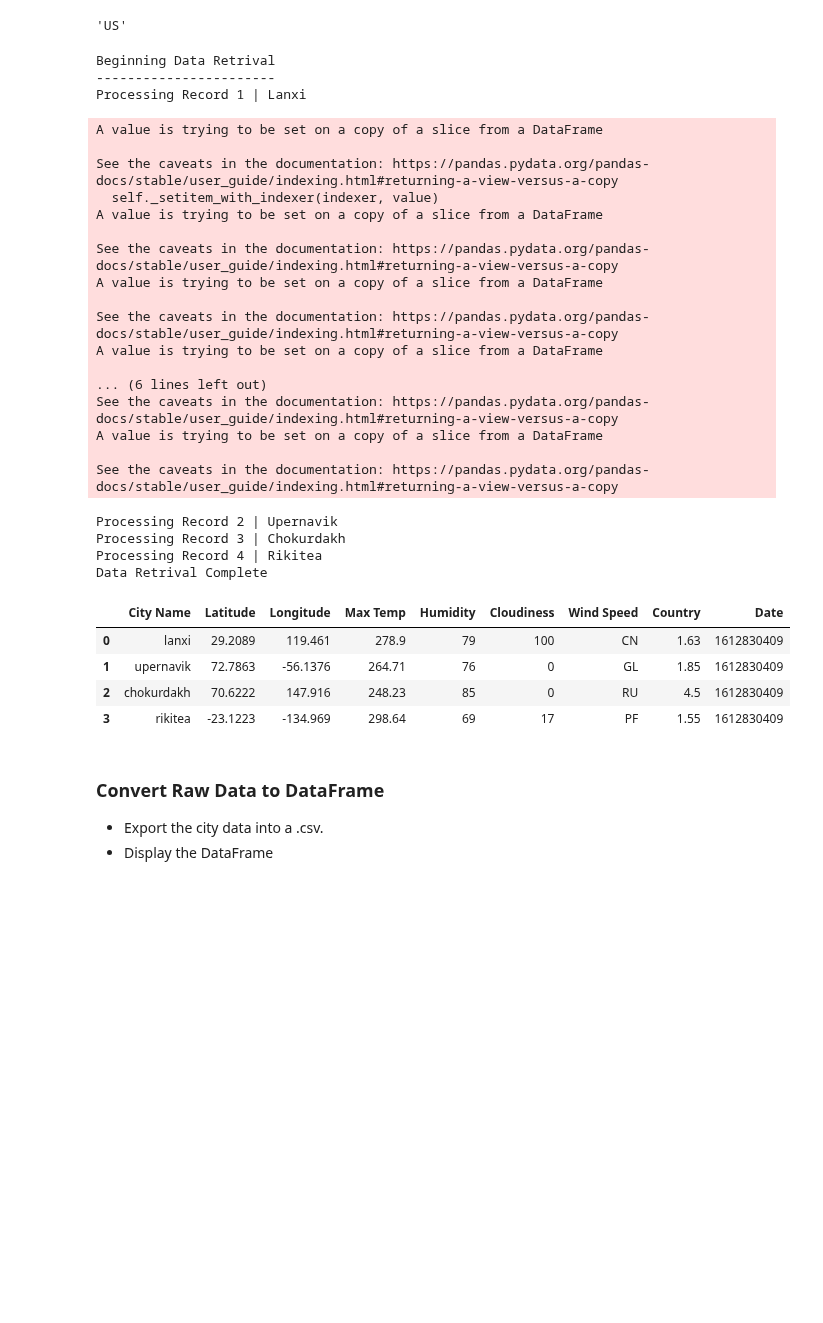
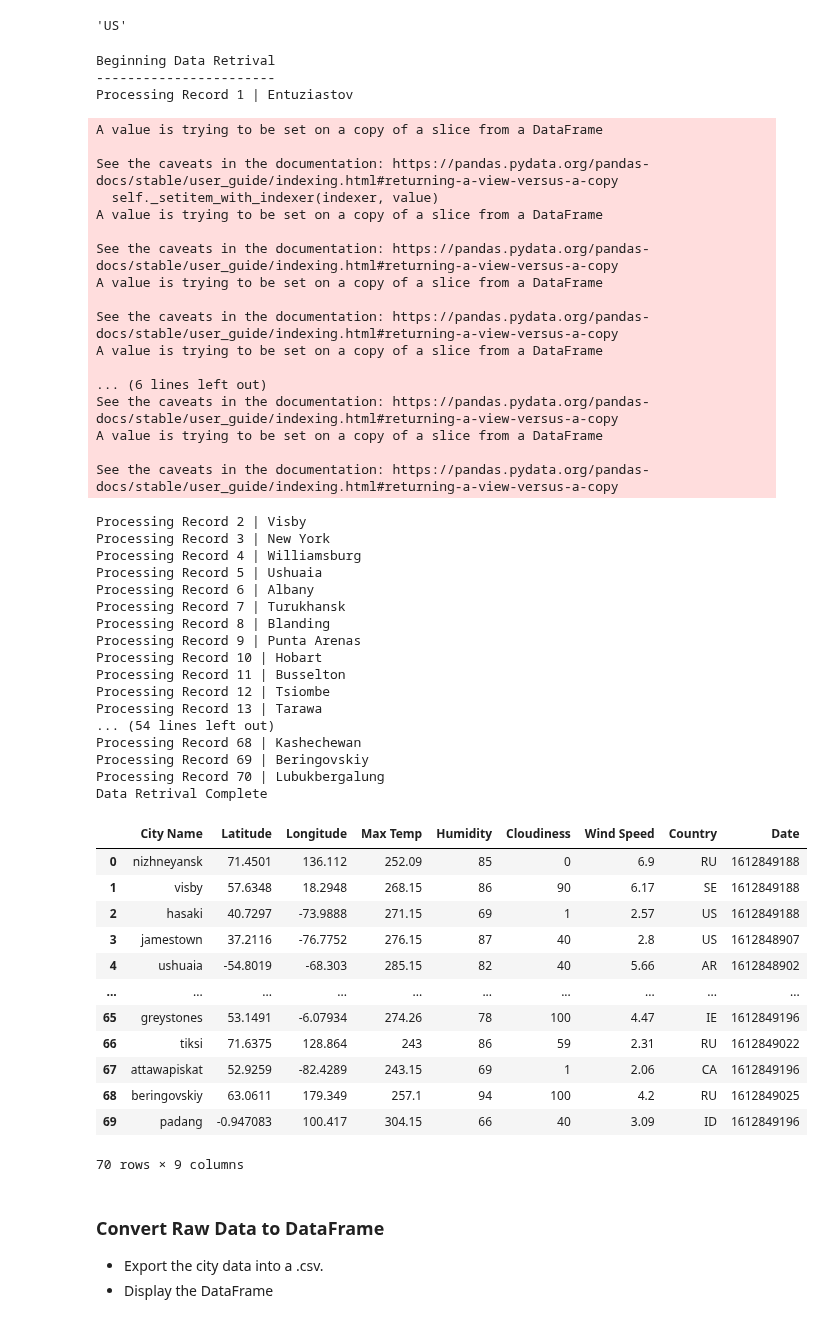
Before and after one commit to chrispope12391/Python-API-Challenge, a Jupyter notebook: WeatherPy/WeatherPy.ipynb, the cells around one changed output. Cells and saved outputs as stored; diff of their text form; code cells hidden in the pictures; blank space fills up the shorter version.

```diff
--- a/WeatherPy/WeatherPy.ipynb
+++ b/WeatherPy/WeatherPy.ipynb
@@ -64,7 +64,7 @@ combined_df['Cloudiness'] = ""
 combined_df['Wind Speed'] = ""
 combined_df['Country'] = ""
 combined_df['Date'] = ""
-small_list = combined_df.head(4)
+small_list = combined_df.head(70)
 small_list
 # %% [output]
 |  | City Name | Latitude | Longitude | Max Temp | Humidity | Cloudiness | Wind Speed | Country | Date |
@@ -196,45 +198,72 @@ for index, row in small_list.iterrows():
         small_list.loc[index, "Max Temp"] = weather_json['main']['temp_max']
         small_list.loc[index, "Humidity"] = weather_json['main']['humidity']
         small_list.loc[index, "Cloudiness"] = weather_json['clouds']['all']
-        small_list.loc[index, "Wind Speed"] = weather_json['sys']['country']
-        small_list.loc[index, "Country"] = weather_json['wind']['speed']
+        small_list.loc[index, "Country"] = weather_json['sys']['country']
+        small_list.loc[index, "Wind Speed"] = weather_json['wind']['speed']
         small_list.loc[index, "Date"] = weather_json['dt']
 
     except (KeyError, IndexError):
         print("City not found. Skipping...")
+        small_list.loc[index, "Max Temp"] = "NaN"
+        small_list.loc[index, "Humidity"] = "NaN"
+        small_list.loc[index, "Cloudiness"] = "NaN"
+        small_list.loc[index, "Country"] = "NaN"
+        small_list.loc[index, "Wind Speed"] = "NaN"
+        small_list.loc[index, "Date"] ="NaN"
 
 
 
 # Visualize to confirm lat lng appear
 print('Data Retrival Complete')
 small_list
 # %% [output]
 Beginning Data Retrival
 -----------------------
-Processing Record 1 | Lanxi
+Processing Record 1 | Entuziastov
 A value is trying to be set on a copy of a slice from a DataFrame
 
 See the caveats in the documentation: https://pandas.pydata.org/pandas-docs/stable/user_guide/indexing.html#returning-a-view-versus-a-copy
   self._setitem_with_indexer(indexer, value)
 A value is trying to be set on a copy of a slice from a DataFrame
 
 See the caveats in the documentation: https://pandas.pydata.org/pandas-docs/stable/user_guide/indexing.html#returning-a-view-versus-a-copy
 A value is trying to be set on a copy of a slice from a DataFrame
 
 See the caveats in the documentation: https://pandas.pydata.org/pandas-docs/stable/user_guide/indexing.html#returning-a-view-versus-a-copy
 A value is trying to be set on a copy of a slice from a DataFrame
 
 ... (6 lines left out)
 See the caveats in the documentation: https://pandas.pydata.org/pandas-docs/stable/user_guide/indexing.html#returning-a-view-versus-a-copy
 A value is trying to be set on a copy of a slice from a DataFrame
 
 See the caveats in the documentation: https://pandas.pydata.org/pandas-docs/stable/user_guide/indexing.html#returning-a-view-versus-a-copy
-Processing Record 2 | Upernavik
-Processing Record 3 | Chokurdakh
-Processing Record 4 | Rikitea
+Processing Record 2 | Visby
+Processing Record 3 | New York
+Processing Record 4 | Williamsburg
+Processing Record 5 | Ushuaia
+Processing Record 6 | Albany
+Processing Record 7 | Turukhansk
+Processing Record 8 | Blanding
+Processing Record 9 | Punta Arenas
+Processing Record 10 | Hobart
+Processing Record 11 | Busselton
+Processing Record 12 | Tsiombe
+Processing Record 13 | Tarawa
+... (54 lines left out)
+Processing Record 68 | Kashechewan
+Processing Record 69 | Beringovskiy
+Processing Record 70 | Lubukbergalung
 Data Retrival Complete
 |  | City Name | Latitude | Longitude | Max Temp | Humidity | Cloudiness | Wind Speed | Country | Date |
-| 0 | lanxi | 29.2089 | 119.461 | 278.9 | 79 | 100 | CN | 1.63 | 1612830409 |
-| 1 | upernavik | 72.7863 | -56.1376 | 264.71 | 76 | 0 | GL | 1.85 | 1612830409 |
-| 2 | chokurdakh | 70.6222 | 147.916 | 248.23 | 85 | 0 | RU | 4.5 | 1612830409 |
-| 3 | rikitea | -23.1223 | -134.969 | 298.64 | 69 | 17 | PF | 1.55 | 1612830409 |
+| 0 | nizhneyansk | 71.4501 | 136.112 | 252.09 | 85 | 0 | 6.9 | RU | 1612849188 |
+| 1 | visby | 57.6348 | 18.2948 | 268.15 | 86 | 90 | 6.17 | SE | 1612849188 |
+| 2 | hasaki | 40.7297 | -73.9888 | 271.15 | 69 | 1 | 2.57 | US | 1612849188 |
+| 3 | jamestown | 37.2116 | -76.7752 | 276.15 | 87 | 40 | 2.8 | US | 1612848907 |
+| 4 | ushuaia | -54.8019 | -68.303 | 285.15 | 82 | 40 | 5.66 | AR | 1612848902 |
+| ... | ... | ... | ... | ... | ... | ... | ... | ... | ... |
+| 65 | greystones | 53.1491 | -6.07934 | 274.26 | 78 | 100 | 4.47 | IE | 1612849196 |
+| 66 | tiksi | 71.6375 | 128.864 | 243 | 86 | 59 | 2.31 | RU | 1612849022 |
+| 67 | attawapiskat | 52.9259 | -82.4289 | 243.15 | 69 | 1 | 2.06 | CA | 1612849196 |
+| 68 | beringovskiy | 63.0611 | 179.349 | 257.1 | 94 | 100 | 4.2 | RU | 1612849025 |
+| 69 | padang | -0.947083 | 100.417 | 304.15 | 66 | 40 | 3.09 | ID | 1612849196 |
+70 rows × 9 columns
```
Also changed, not shown: parts of 25 cells of this notebook, 2 other files.
